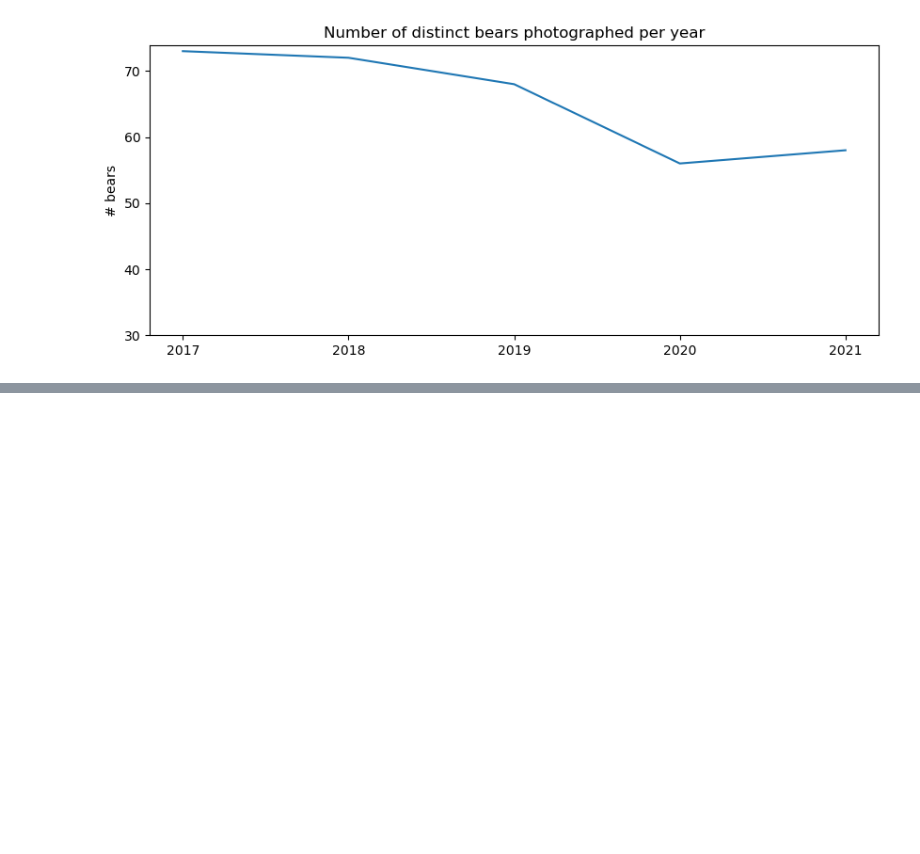
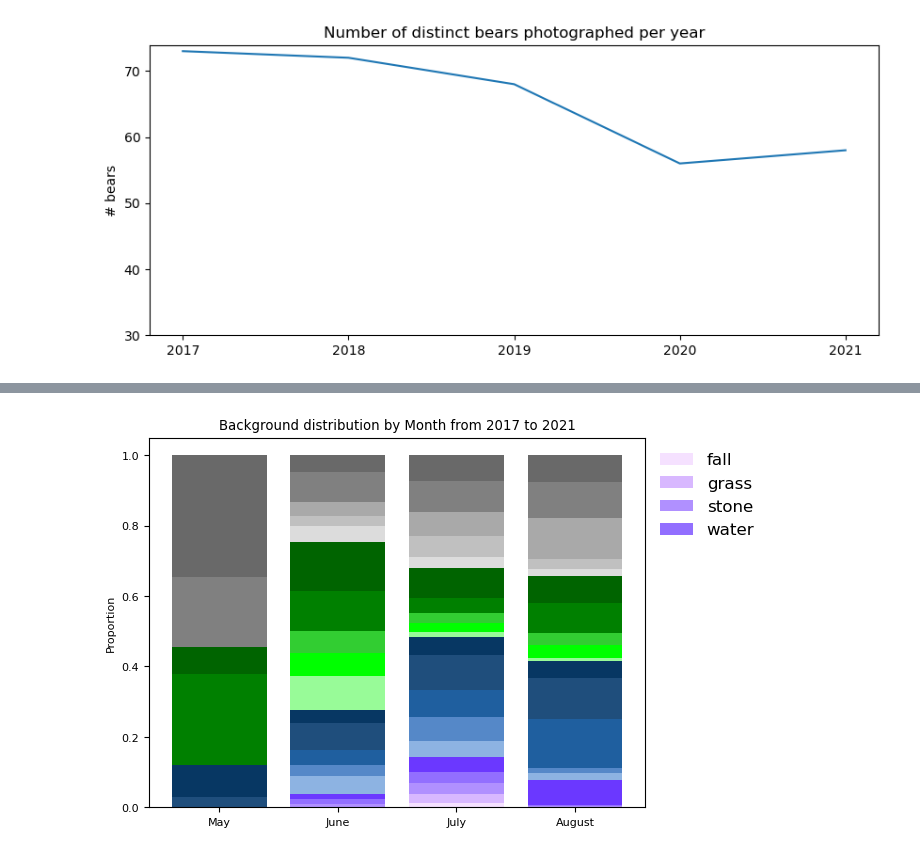
Before and after one commit to claireFriedrich/BearBackgroundsAndBehavior, a Jupyter notebook: background_analysis.ipynb, the cells around one changed output, grey strips where cells are left out. Saved outputs shown, nothing was run; the diff lists cells and outputs as text; code cells hidden in the pictures; blank space fills up the shorter version.

Commit message:
All background analysis restored

```diff
--- a/background_analysis.ipynb
+++ b/background_analysis.ipynb
@@ -153,0 +171,5 @@ plt.show()
+# %%
+all_df = pd.concat([df_2017, df_2018, df_2019, df_2020, df_2021], axis=0)
+add_months(all_df)
+add_year(all_df)
+all_df
@@ -153,0 +190,9 @@ plt.show()
+# %%
+total_counts = all_df.groupby(['month', 'year', 'background']).size().unstack()
+total_months = all_df.groupby(['month', 'background']).size().unstack().sum(axis=1)
+normalized = []
+for idx, row in total_counts.iterrows():
+   normalized.append(row/total_months[idx[0]])
+
+new = pd.DataFrame(normalized)
+new
@@ -157,64 +221,57 @@ count_june = 0
 count_july = 0
 count_aug = 0
 
-gray = ['#F5F5F5', '#D3D3D3', '#A9A9A9', '#808080', '#696969', '#333333']
-blue = ['#F0F8FF', '#ADD8E6', '#87CEEB', '#00BFFF', '#1E90FF', '#0000CD']
-pale_green = '#98FB98'
-light_green = '#00FF00'
-lime_green = '#32CD32'
-green = '#008000'
-dark_green = '#006400'
-
-shades_of_green = [pale_green, light_green, lime_green, green, dark_green]
-shades_of_purple = ['#F5E1FF', '#E6B8FF', '#D7A2FF', '#C68CFF', '#B776FF']
+violet = ['#F5E1FF', '#D8B8FF', '#B090FF', '#926FFF', '#6B38FF']
+green = ['#98FB98', '#00FF00', '#32CD32', '#008000', '#006400']
+#gray = ['#D3D3D3', '#A9A9A9', '#808080', '#696969', '#333333']
+gray = ['gainsboro', 'silver', 'darkgray', 'gray', 'dimgrey']
+blue = ['#8DB3E2', '#5588C8', '#1F5F9F', '#1F4E7C', '#073763']
 
 
-violet = ['thistle', 'mediumpurple', 'slateblue', 'darkorchid', 'rebeccapurple']
-green = ['palegreen', 'lightgreen', 'limegreen', 'green', 'darkgreen' ]
-gray = ['gainsboro', 'silver', 'darkgray', 'gray', 'dimgrey']
-blue = ['skyblue', 'lightblue', 'steelblue', 'deepkyblue', 'dodgerblue']
-
-colors = [violet, green, gray, blue]
+colors = [violet, blue, green, gray]
 
 plt.figure()
 
-for i, background in enumerate(['fall', 'grass', 'stone', 'water']):
+for i, background in enumerate(['fall', 'water', 'grass', 'stone']):
     color = colors[i]
-    print(type(color))
-
 
     for idx, row in new.iterrows():
         if idx[1] == '2017':
             icolor = 0
         if idx[1] == '2018':
             icolor = 1
         if idx[1] == '2019':
             icolor = 2
         if idx[1] == '2020':
             icolor = 3
         if idx[1] == '2021':
             icolor = 4
 
         if np.isnan(row[background]):
             back = 0
         else:
             back = row[background]
 
         if idx[0] == 'May':
-            plt.bar(idx[0], back, bottom=count_may, color=color[icolor], label=background)
+            plt.bar(idx[0], back, bottom=count_may, color=color[icolor])
             count_may += back
 
         if idx[0] == 'June':
-            plt.bar(idx[0], back, bottom=count_june, color=color[icolor], label=background)
+            plt.bar(idx[0], back, bottom=count_june, color=color[icolor])
             count_june += back
 
         if idx[0] == 'July':
-            plt.bar(idx[0], back, bottom=count_july, color=color[icolor], label=background)
+            plt.bar(idx[0], back, bottom=count_july, color=color[icolor])
             count_july += back
 
         if idx[0] == 'August':
-            plt.bar(idx[0], back, bottom=count_aug, color=color[icolor], label=background)
+            plt.bar(idx[0], back, bottom=count_aug, color=color[icolor])
             count_aug += back
 
-plt.legend()
+plt.gca().invert_xaxis()
+plt.legend(['fall', 'grass', 'stone', 'water'], bbox_to_anchor=(1,1), loc=2, frameon=False, fontsize=12)
+plt.ylabel('Proportion')
+plt.title('Background distribution by Month from 2017 to 2021')
 plt.show()
+# %% [output]
+[figure, added]
```
Also changed, not shown: parts of 6 cells of this notebook.
